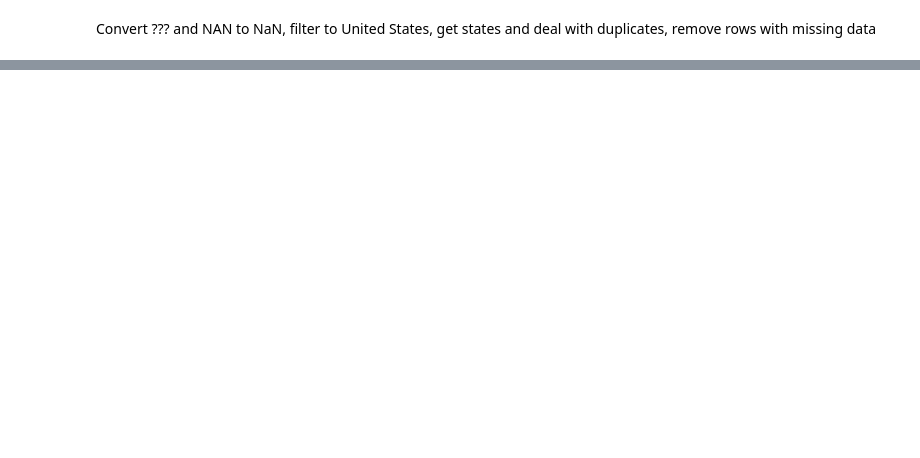
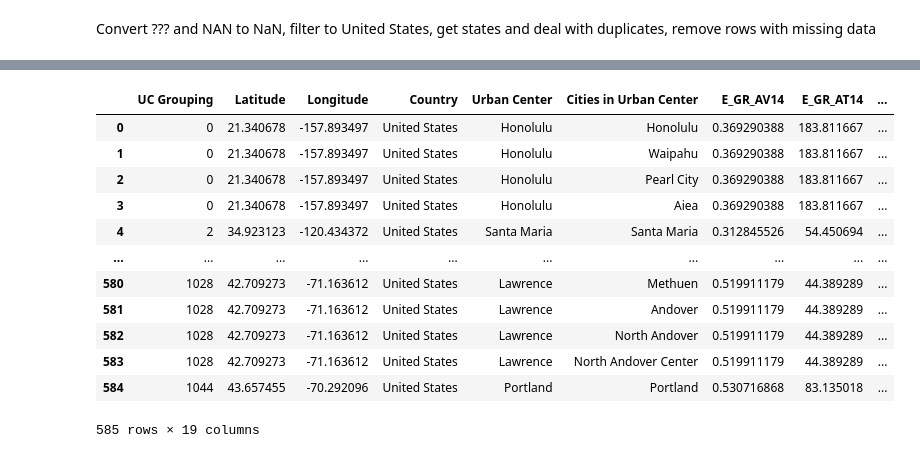
Before and after one commit to shuting2023/Natures_Rx, a Jupyter notebook: Greenspace_Data_Cleaning.ipynb, the cells around one changed output, grey strips where cells are left out. Cells and saved outputs as stored; diff of their text form; code cells hidden in the pictures; blank space fills up the shorter version.

```diff
--- a/Greenspace_Data_Cleaning.ipynb
+++ b/Greenspace_Data_Cleaning.ipynb
@@ -97,0 +75,20 @@ Convert ??? and NAN to NaN, filter to United States, get states and deal with du
+# %%
+df['Cities in Urban Center_copy'] = df['Cities in Urban Center']
+df['Cities in Urban Center'] = df['Cities in Urban Center'].str.split(';')
+df = df.explode('Cities in Urban Center')
+df.reset_index(inplace=True, drop=False)
+df.rename(columns={'index': 'UC Grouping'}, inplace=True)
+# %% [output]
+|  | UC Grouping | Latitude | Longitude | Country | Urban Center | Cities in Urban Center | E_GR_AV14 | E_GR_AT14 | ... |
+| 0 | 0 | 21.340678 | -157.893497 | United States | Honolulu | Honolulu | 0.369290388 | 183.811667 | ... |
+| 1 | 0 | 21.340678 | -157.893497 | United States | Honolulu | Waipahu | 0.369290388 | 183.811667 | ... |
+| 2 | 0 | 21.340678 | -157.893497 | United States | Honolulu | Pearl City | 0.369290388 | 183.811667 | ... |
+| 3 | 0 | 21.340678 | -157.893497 | United States | Honolulu | Aiea | 0.369290388 | 183.811667 | ... |
+| 4 | 2 | 34.923123 | -120.434372 | United States | Santa Maria | Santa Maria | 0.312845526 | 54.450694 | ... |
+| ... | ... | ... | ... | ... | ... | ... | ... | ... | ... |
+| 580 | 1028 | 42.709273 | -71.163612 | United States | Lawrence | Methuen | 0.519911179 | 44.389289 | ... |
+| 581 | 1028 | 42.709273 | -71.163612 | United States | Lawrence | Andover | 0.519911179 | 44.389289 | ... |
+| 582 | 1028 | 42.709273 | -71.163612 | United States | Lawrence | North Andover | 0.519911179 | 44.389289 | ... |
+| 583 | 1028 | 42.709273 | -71.163612 | United States | Lawrence | North Andover Center | 0.519911179 | 44.389289 | ... |
+| 584 | 1044 | 43.657455 | -70.292096 | United States | Portland | Portland | 0.530716868 | 83.135018 | ... |
+585 rows × 19 columns
```
Also changed, not shown: parts of 21 cells of this notebook, 1 other file.
